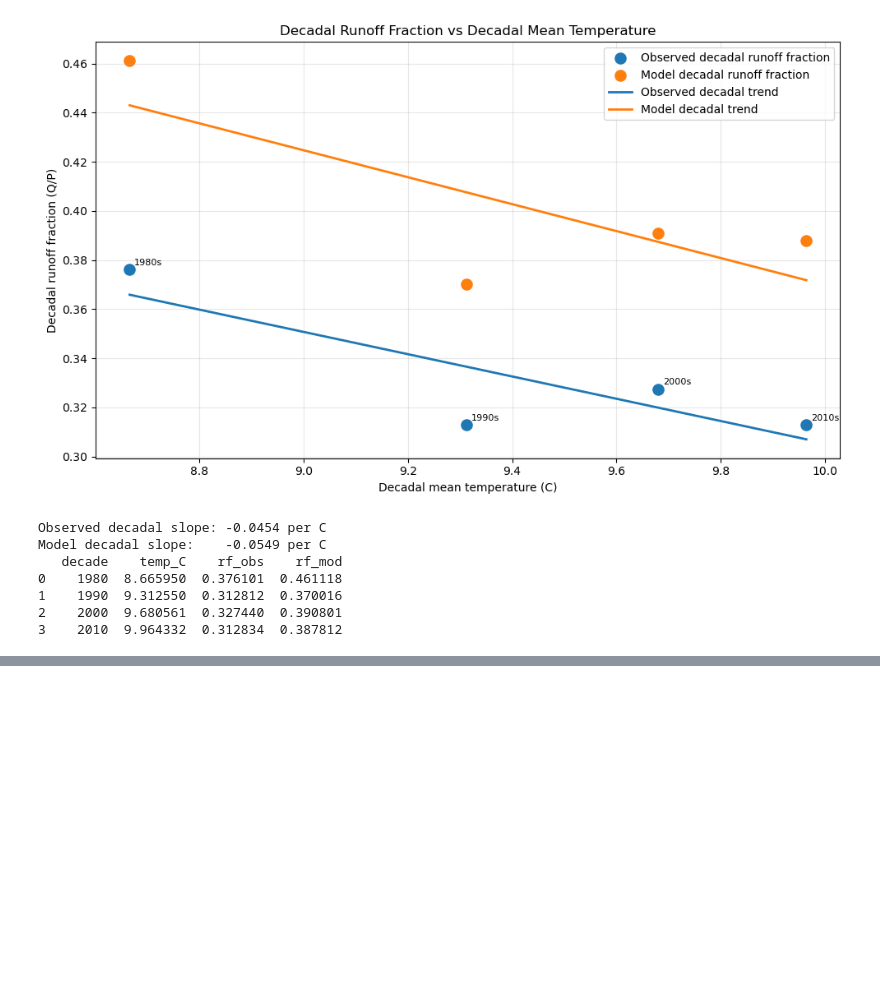
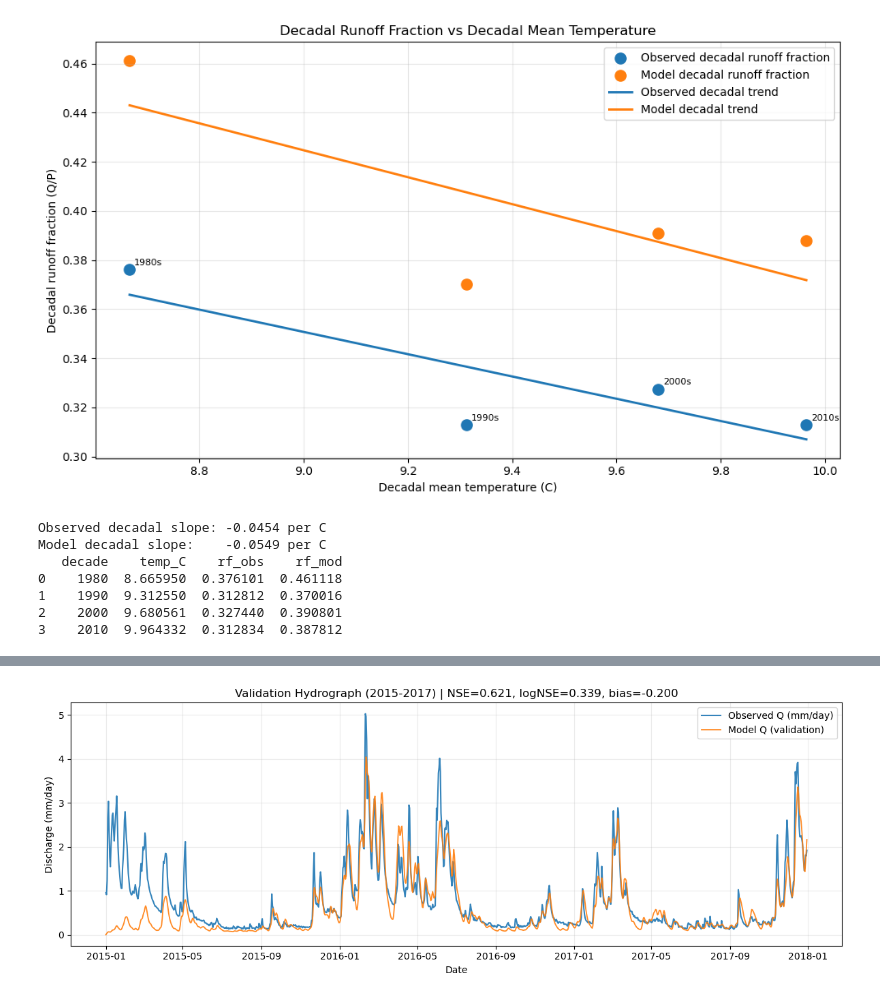
Before and after one commit to Doriswong35/teaching-materials, a Jupyter notebook: Main_project/Temp.ipynb, the cells around one changed output, grey strips where cells are left out. Drawn from its saved outputs; the diff is of its cells as text; code cells hidden in the pictures; blank space fills up the shorter version.

```diff
--- a/Main_project/Temp.ipynb
+++ b/Main_project/Temp.ipynb
@@ -322,30 +6,0 @@ Accepted stable runs: 1000 / 1000
-# %%
-import matplotlib.pyplot as plt
-
-# Re-run model with the best parameter set to get the full simulated Q series
-best_params = best_run[1]
-plot_model = HBV_Bmi()
-plot_model.initialize(config)
-plot_model.set_pars(best_params)
-
-best_sim_q = []
-while plot_model.current_timestep < plot_model.end_timestep:
-    plot_model.update()
-    q_dest = np.array([0.0])
-    plot_model.get_value('Q', q_dest)
-    best_sim_q.append(q_dest[0])
-
-best_sim_q = np.asarray(best_sim_q)
-
-plt.figure(figsize=(12, 5))
-plt.plot(time_index, Q_obs, label='Observed Q (mm/day)', linewidth=2)
-plt.plot(time_index, best_sim_q, label='Model Q (best parameters)', linewidth=2)
-plt.title('Growing Season Monthly Discharge: Observed vs Model')
-plt.xlabel('Time')
-plt.ylabel('Discharge (mm/day)')
-plt.legend()
-plt.grid(alpha=0.3)
-plt.tight_layout()
-plt.show()
-
-print(f'Best NSE: {best_run[0]:.4f}')
@@ -594,0 +567,14 @@ Current best run follows hypothesis: higher temperature -> lower Su_max
+# %%
+# Validation hydrograph
+plt.figure(figsize=(12, 4.5))
+plt.plot(daily_forcing_val.index, q_obs_val, label='Observed Q (mm/day)', linewidth=1.5, alpha=0.9)
+plt.plot(daily_forcing_val.index, sim_val, label='Model Q (validation)', linewidth=1.3, alpha=0.9)
+plt.title(f'Validation Hydrograph (2015-2017) | NSE={nse_val:.3f}, logNSE={lognse_val:.3f}, bias={rb_val:.3f}')
+plt.xlabel('Date')
+plt.ylabel('Discharge (mm/day)')
+plt.grid(alpha=0.25)
+plt.legend()
+plt.tight_layout()
+plt.show()
+# %% [output]
+[figure, added]
```
Also changed, not shown: parts of 33 cells of this notebook, 2 other files.
